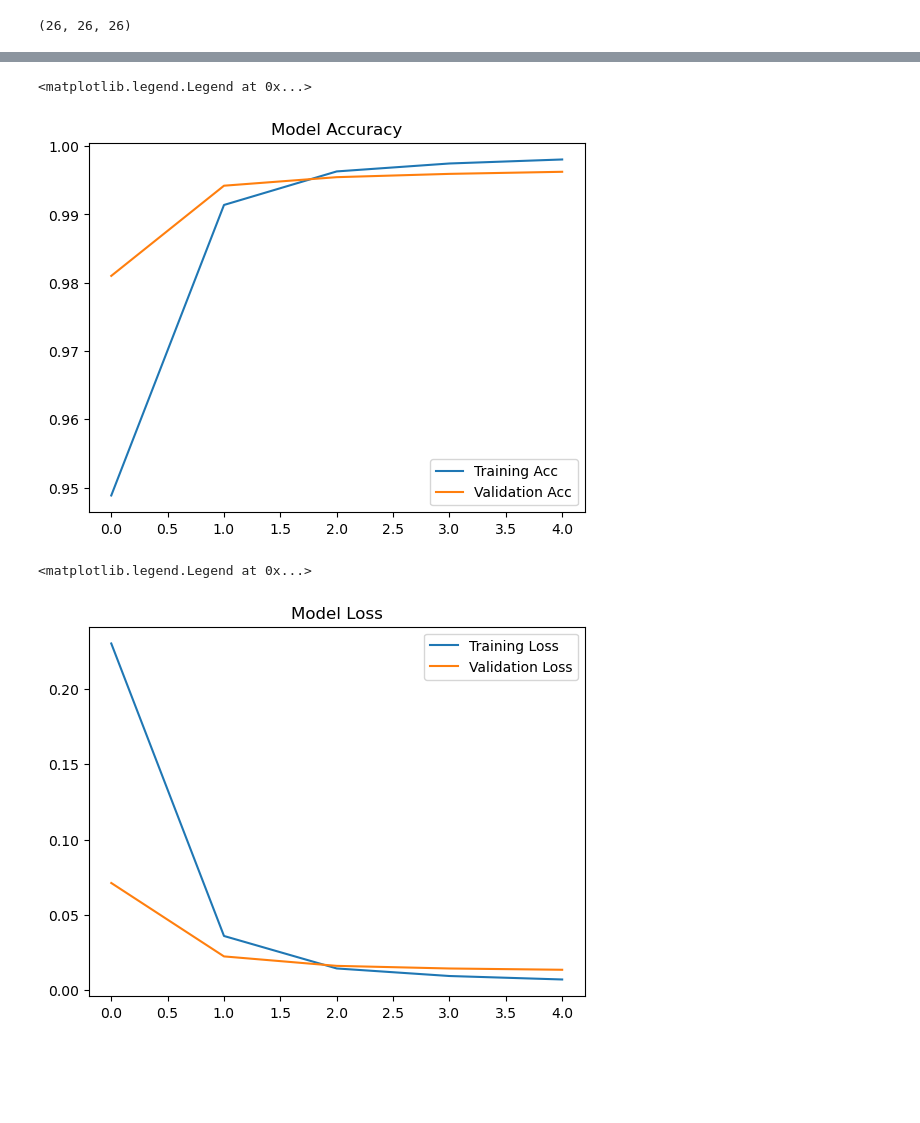
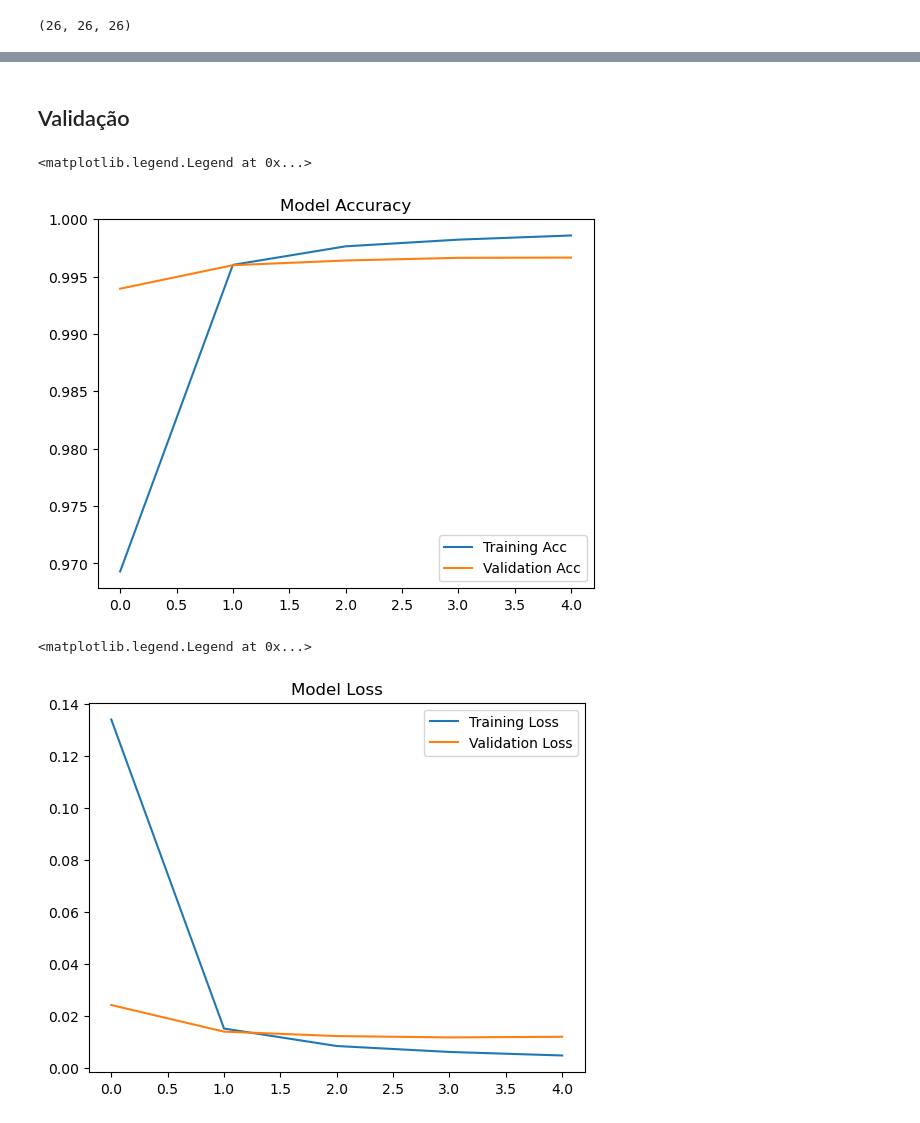
Before and after one commit to vasilva/NLP_POST, a Jupyter notebook: preprocessing.ipynb, the cells around one changed output, grey strips where cells are left out. Cells and saved outputs as stored; diff of their text form; code cells hidden in the pictures; blank space fills up the shorter version.

```diff
--- a/preprocessing.ipynb
+++ b/preprocessing.ipynb
@@ -143,5 +138,5 @@ len(all_targets_test), len(all_targets_test), len(all_targets_val)
 # %%
-tag_tokenizer = Tokenizer()
+tag_tokenizer = Tokenizer(lower=False)
 tag_tokenizer.fit_on_texts(y_train)
 y_train_int = tag_tokenizer.texts_to_sequences(y_train)
 y_test_int = tag_tokenizer.texts_to_sequences(y_test)
@@ -178,4 +181,5 @@ Shape of val output tensor: (1997, 248)
 # %%
-NUM_CLASSES = len(all_targets_train) + 1
-NUM_CLASSES
+# Número de classes é o número de tags + tag de desconhecido
+num_classes = len(all_targets_train) + 1
+print(f"Número de classes: {num_classes}")
 # %% [output]
@@ -211,6 +249,13 @@ def build_model(
 # %%
-EMBEDDING_DIM = 32
-LSTM_UNITS = 32
+# Construção do modelo com os hiper-parâmteros a seguir:
+model_params = {
+    "input_dim": max_sequence_length,
+    "vocab_size": vocab_size,
+    "embedding_dim": 100,
+    "lstm_units": 64,
+    "num_classes": num_classes,
+    "dropout": 0.2,
+}
 
-model = build_model(MAX_SEQUENCE_LENGTH, VOCAB_SIZE, EMBEDDING_DIM, LSTM_UNITS, NUM_CLASSES)
+model = build_model(**model_params)
 # %% [output]
@@ -233,12 +278,13 @@ Trainable params: 1,706,747
 Non-trainable params: 0
 _________________________________________________________________
 # %%
-r = model.fit(
+hist = model.fit(
     X_train_int,
     y_train_int,
     epochs=5,
     validation_data=(X_val_int, y_val_int),
     verbose=True,
 )
+model.save_weights(f"models/BLSTM_model.h5")
 # %% [output]
 Epoch 1/5
@@ -254,16 +300,18 @@ Epoch 5/5
+# %% [markdown]
+## Validação
 # %%
-plt.plot(r.history["accuracy"], label="Training Acc")
-plt.plot(r.history["val_accuracy"], label="Validation Acc")
+plt.plot(hist.history["accuracy"], label="Training Acc")
+plt.plot(hist.history["val_accuracy"], label="Validation Acc")
 plt.title("Model Accuracy")
 plt.legend()
 # %% [output]
 <matplotlib.legend.Legend at 0x...>
-[figure, old version]
+[figure, new version]
 # %%
-plt.plot(r.history["loss"], label="Training Loss")
-plt.plot(r.history["val_loss"], label="Validation Loss")
+plt.plot(hist.history["loss"], label="Training Loss")
+plt.plot(hist.history["val_loss"], label="Validation Loss")
 plt.title("Model Loss")
 plt.legend()
 # %% [output]
 <matplotlib.legend.Legend at 0x...>
-[figure, old version]
+[figure, new version]
```
Also changed, not shown: parts of 50 cells of this notebook, 2 other files.
